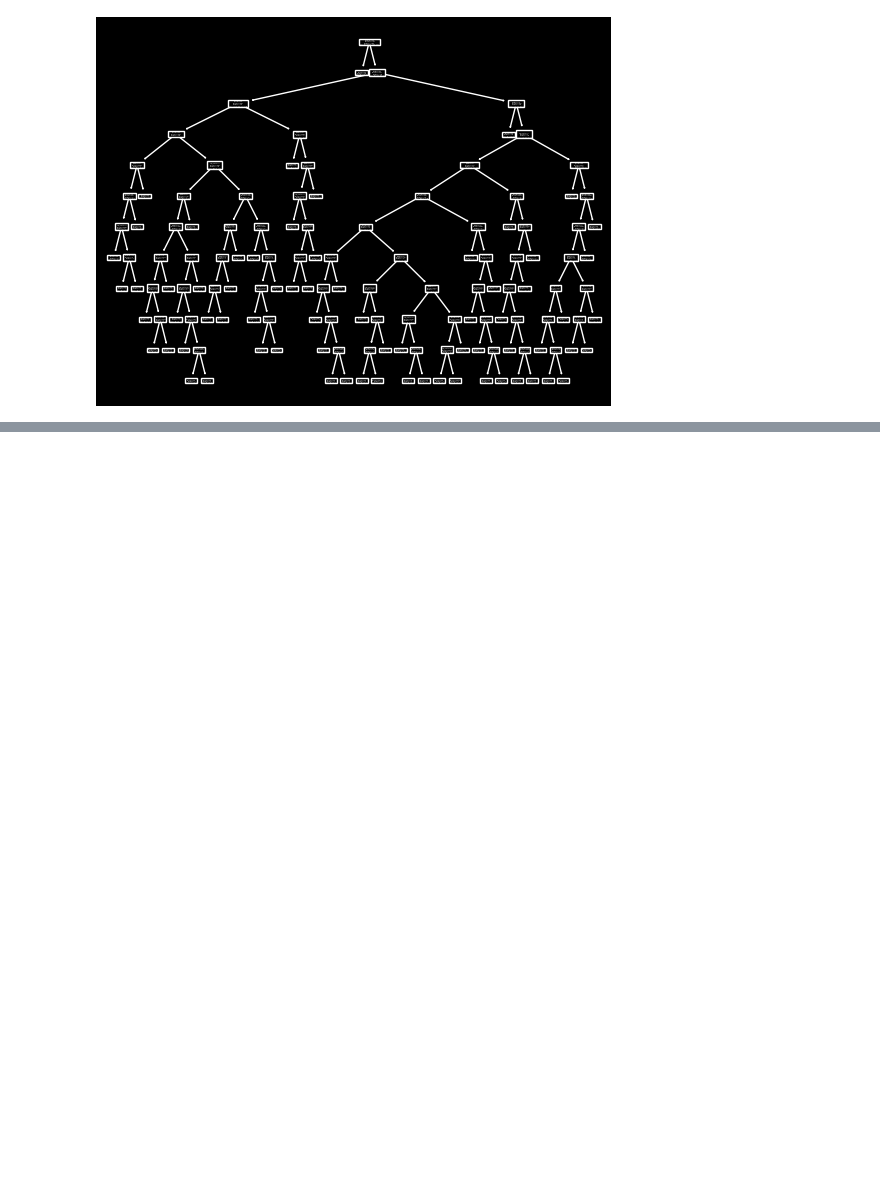
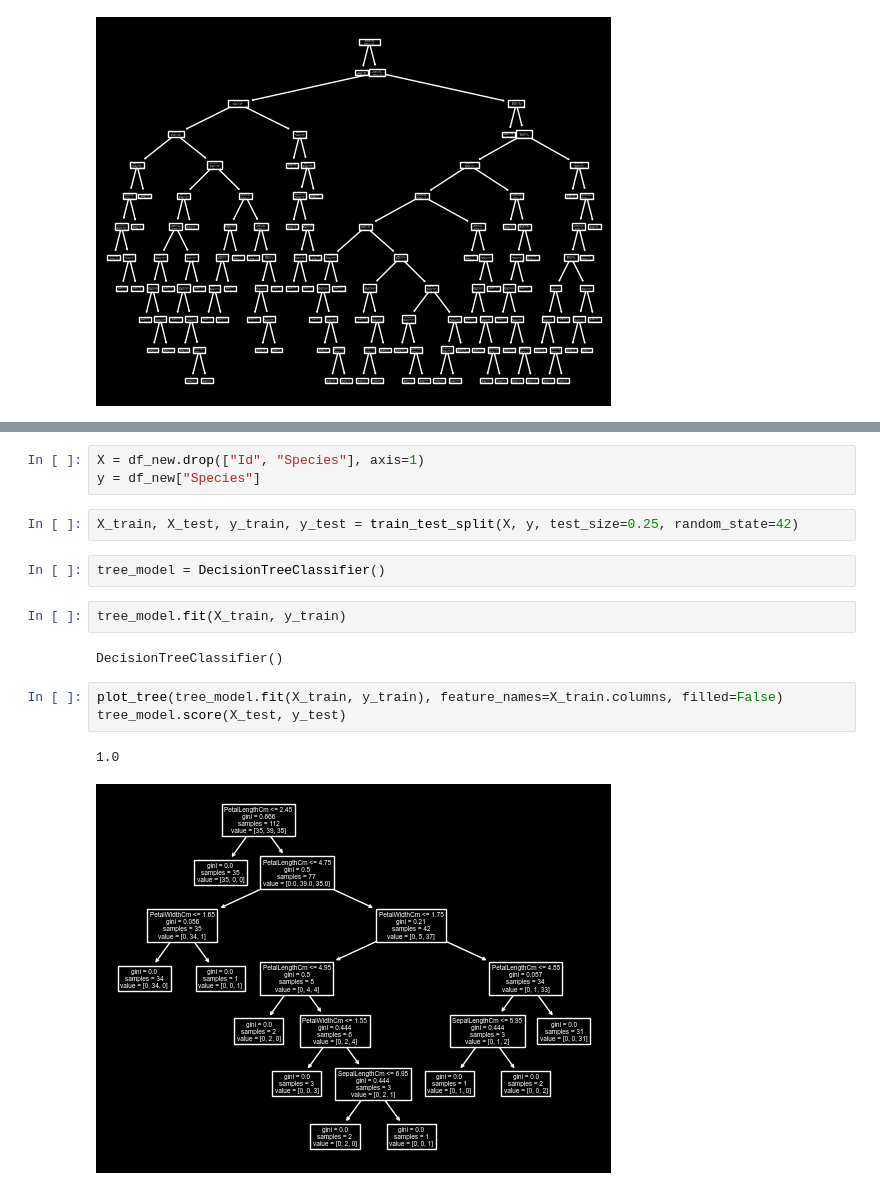
Before and after one commit to Ahmet-Ruchan/ML-Core, a Jupyter notebook: Core/Machine Learning/Supervised Learning/Classification/Decision Trees/Decision_Tree_Classifier.ipynb, the cells around one changed output, grey strips where cells are left out. Cells and saved outputs as stored; diff of their text form; blank space fills up the shorter version.

```diff
--- a/Core/Machine Learning/Supervised Learning/Classification/Decision Trees/Decision_Tree_Classifier.ipynb
+++ b/Core/Machine Learning/Supervised Learning/Classification/Decision Trees/Decision_Tree_Classifier.ipynb
@@ -358,0 +376,17 @@ plot_tree(tree_new.fit(X_train_transformed, y_train), feature_names=columns_name
+# %%
+X = df_new.drop(["Id", "Species"], axis=1)
+y = df_new["Species"]
+# %%
+X_train, X_test, y_train, y_test = train_test_split(X, y, test_size=0.25, random_state=42)
+# %%
+tree_model = DecisionTreeClassifier()
+# %%
+tree_model.fit(X_train, y_train)
+# %% [output]
+DecisionTreeClassifier()
+# %%
+plot_tree(tree_model.fit(X_train, y_train), feature_names=X_train.columns, filled=False)
+tree_model.score(X_test, y_test)
+# %% [output]
+1.0
+[figure, added]
```
Also changed, not shown: parts of 4 cells of this notebook.
